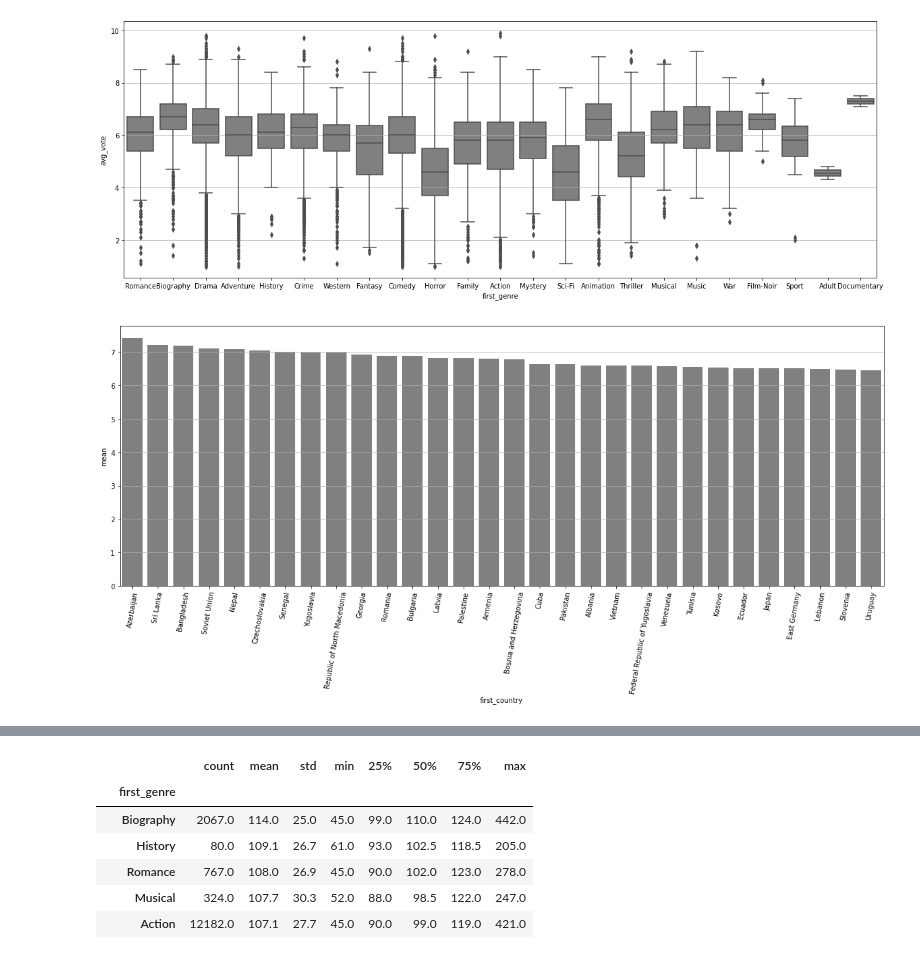
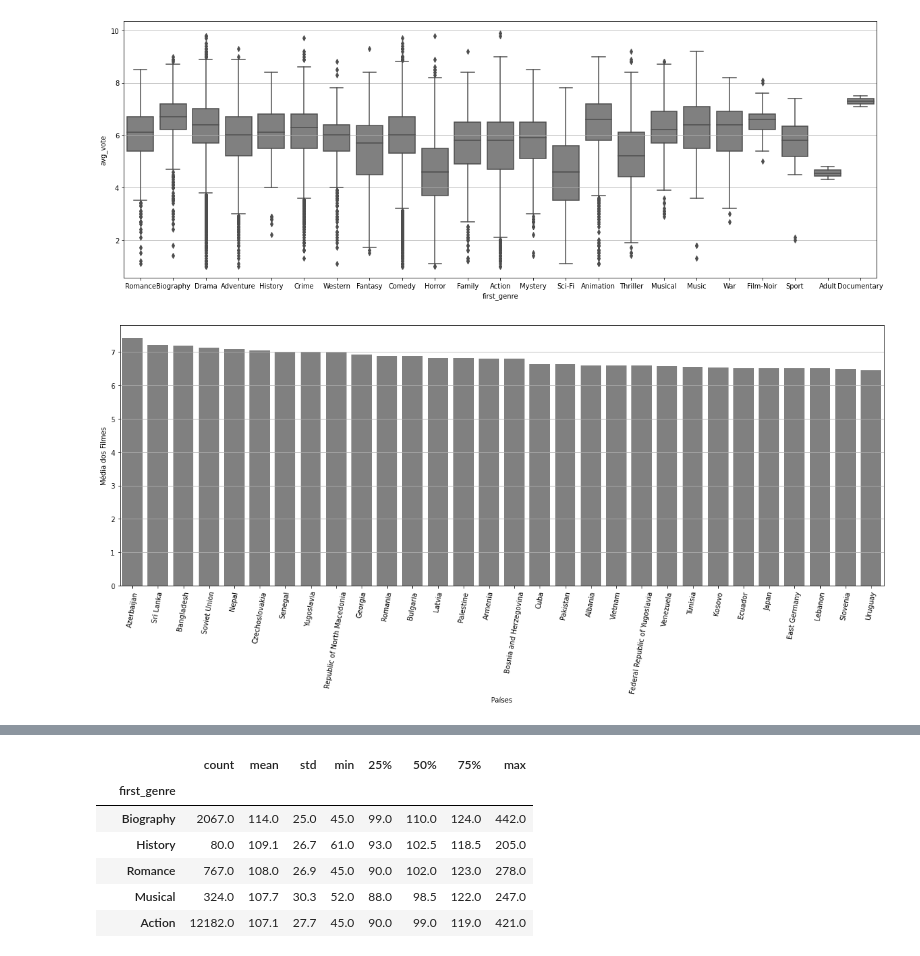
Before and after one commit to taianf/ECD-MATF37-Trabalho, a Jupyter notebook: main.ipynb, the cells around one changed output, grey strips where cells are left out. Saved outputs shown, nothing was run; the diff lists cells and outputs as text; code cells hidden in the pictures.

Commit message:
Convertendo de volta para jupypter para melhor visualização dos graficos

```diff
--- a/main.ipynb
+++ b/main.ipynb
@@ -232,14 +232,15 @@ sns.boxplot(data=imdb_df, x="first_genre", y="avg_vote", color='gray')
 # %%
 # Notas x País
 df1_top_country = imdb_df.groupby(["first_country"]).agg({"avg_vote": ["mean", "count"]})
 # df1_top_country.reset_index(inplace=True)
 df1_top_country = df1_top_country[df1_top_country["avg_vote"]["count"] >= 10]["avg_vote"].drop(["count"], axis=1)
 df1_top_country.sort_values(by='mean', ascending=False, inplace=True)
 df1_top_country = df1_top_country.iloc[0:30, :]
 plt.subplots(figsize=(20, 7))
 plt.grid()
-sns.barplot(x=df1_top_country.index, y="mean", data=df1_top_country, color="gray")
+ax=sns.barplot(x=df1_top_country.index, y="mean", data=df1_top_country, color="gray")
+ax.set(xlabel='Países', ylabel='Média dos Filmes')
 plt.xticks(rotation=80)
 plt.savefig(os.path.join(IMAGES_PATH, 'notas_pais.png'))
 # %% [output]
-[figure, old version]
+[figure, new version]
```
Also changed, not shown: parts of 7 cells of this notebook.
